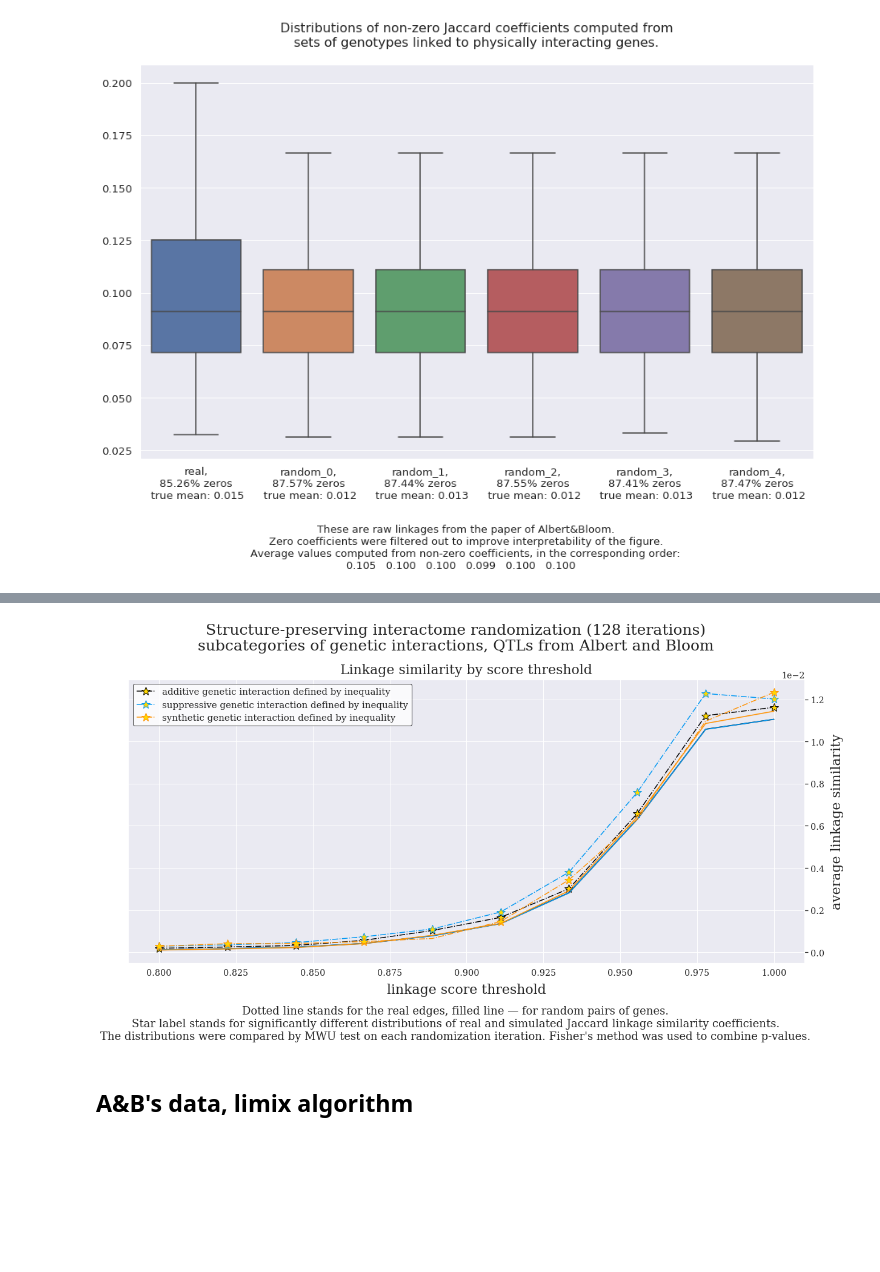
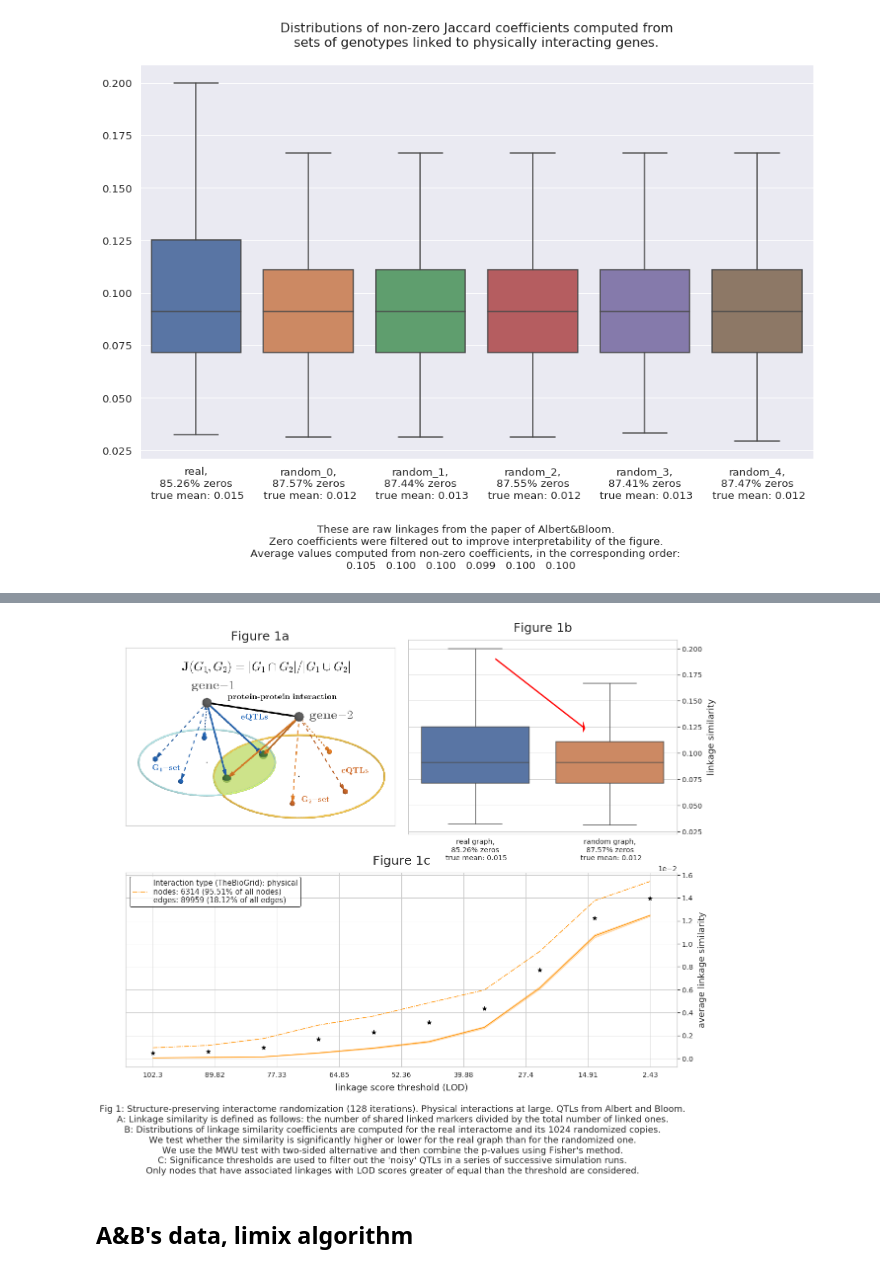
Before and after one commit to ivanov-v-v/PPINs-QTLs-Joint-Analysis, a Jupyter notebook: notebooks/structure-preserving-randomization-test.ipynb, the cells around one changed output, grey strips where cells are left out. Drawn from its saved outputs; the diff is of its cells as text; code cells hidden in the pictures; blank space fills up the shorter version.

Commit message:
finalized figure-1; moved RandomizedInteractomeTest to lib/qtls.py

```diff
--- a/notebooks/structure-preserving-randomization-test.ipynb
+++ b/notebooks/structure-preserving-randomization-test.ipynb
@@ -349,8 +162,9 @@ score_thresholds = np.linspace(0.8, 1, 10) # chosen empirically
 # %%
 assert np.all(score_thresholds == np.linspace(0.8, 1, 10))
+type2simulation_results = {}
 for edge_type in tqdm_notebook(["physical"]):
     print(edge_type)
-    spr_test = RandomizedInteractomeTest(
+    spr_test = qtls.RandomizedInteractomeTest(
         interactome=type2interactome[edge_type],
         interactions_type=category[edge_type],
         qtls_df=qtls_df["eQTLs_2018"]["A&B"],
@@ -623,19 +273,0 @@ plot_figure_2(
-# %%
-fig, ax = plt.subplots(figsize=(20,10))
-
-plot_figure_2(
-    fig, ax, type2interactome, type2simulation_results,
-    interaction_categories=genetic_interaction_categories,
-    score_thresholds=score_thresholds,
-    colors=dict(zip(genetic_interaction_categories,
-                    ["black", "xkcd:azure", "xkcd:tangerine"])),
-    suptitle="Structure-preserving interactome randomization (128 iterations)\n"
-             "subcategories of genetic interactions, QTLs from Albert and Bloom",
-    caption="Dotted line stands for the real edges, filled line — for random pairs of genes.\n"
-            "Star label stands for significantly different distributions of real and simulated "
-            "Jaccard linkage similarity coefficients.\n"
-            "The distributions were compared by MWU test on each randomization iteration. "
-            "Fisher's method was used to combine p-values."
-)
-# %% [output]
-[figure, removed]
@@ -642,3 +420,34 @@ plot_figure_2(
+# %%
+fig = plt.figure(figsize=(20,15))
+gs = gridspec.GridSpec(2, 2, height_ratios=[1,1])
+ax = [fig.add_subplot(gs[0, 0]),
+      fig.add_subplot(gs[0, 1]),
+      fig.add_subplot(gs[1, :])]
+
+Figure1(
+    fig, gs, ax,
+    type2interactome, type2simulation_results,
+    interaction_categories=["physical"],
+    score_thresholds=score_thresholds,
+    threshold_labels=[np.round(x, 2)[0] for x in
+                      scaler_df["eQTLs_2018"]["A&B"].inverse_transform(
+                          (1 - score_thresholds)[:, None]
+                      )],
+    j_distr_dct=j_distr_dct,
+    colors={"all" : "black",
+            "genetic" : "xkcd:azure",
+            "physical" : "xkcd:tangerine"},
+    caption="Fig 1: Structure-preserving interactome randomization (128 iterations). "
+            "Physical interactions at large. QTLs from Albert and Bloom.\n"
+            "A: Linkage similarity is defined as follows: the number of shared linked markers divided by the total number of linked ones.\n"
+            "B: Distributions of linkage similarity coefficients are computed for the real interactome and its 1024 randomized copies.\n"
+            "We test whether the similarity is significantly higher or lower for the real graph than for the randomized one.\n"
+            "We use the MWU test with two-sided alternative and then combine the p-values using Fisher's method.\n"
+            "C: Significance thresholds are used to filter out the 'noisy' QTLs in a series of successive simulation runs.\n"
+            "Only nodes that have associated linkages with LOD scores greater of equal than the threshold are considered."
+).plot()
+# %% [output]
+[figure, added]
 # %% [markdown]
 ## A&B's data, limix algorithm
 # %%
```
Also changed, not shown: parts of 28 cells of this notebook.
